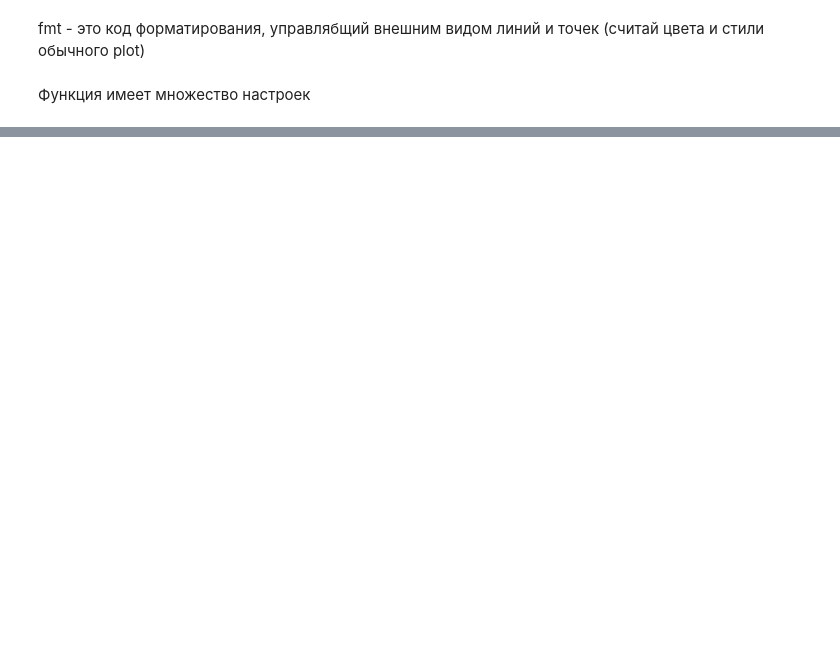
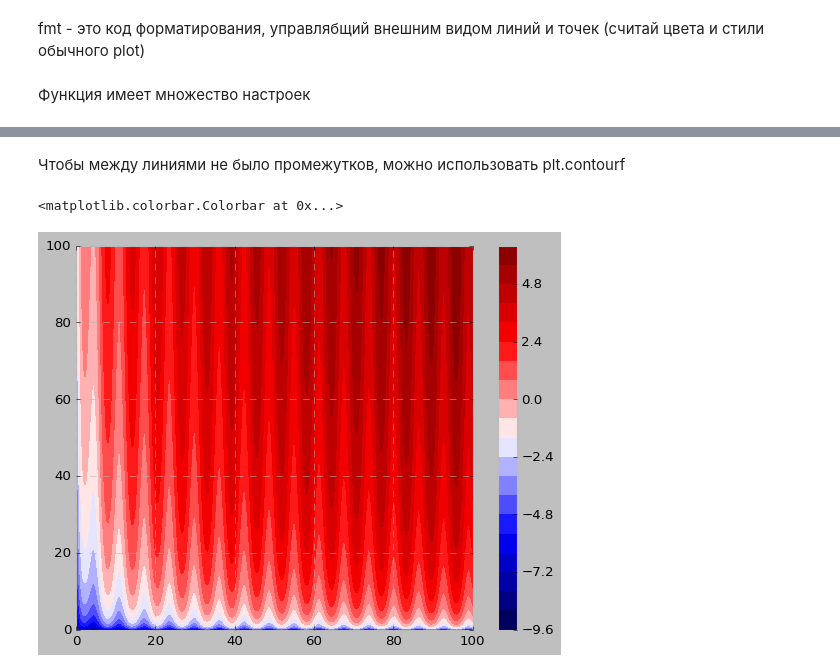
Before and after one commit to Mentaltired/Python_data_science_handbook_abstract, a Jupyter notebook: Глава 4. Matplotlib.ipynb, the cells around one changed output, grey strips where cells are left out. Saved outputs shown, nothing was run; the diff lists cells and outputs as text; code cells hidden in the pictures; blank space fills up the shorter version.

```diff
--- a/Глава 4. Matplotlib.ipynb
+++ b/Глава 4. Matplotlib.ipynb
@@ -386,0 +412,8 @@ plt.errorbar(x, y, yerr=dy, fmt='.', color='black',
+# %% [markdown]
+Чтобы между линиями не было промежутков, можно использовать plt.contourf
+# %%
+plt.contourf(X, Y, Z, 20, cmap='seismic')
+plt.colorbar()
+# %% [output]
+<matplotlib.colorbar.Colorbar at 0x...>
+[figure, added]
```
Also changed, not shown: parts of 42 cells of this notebook.
